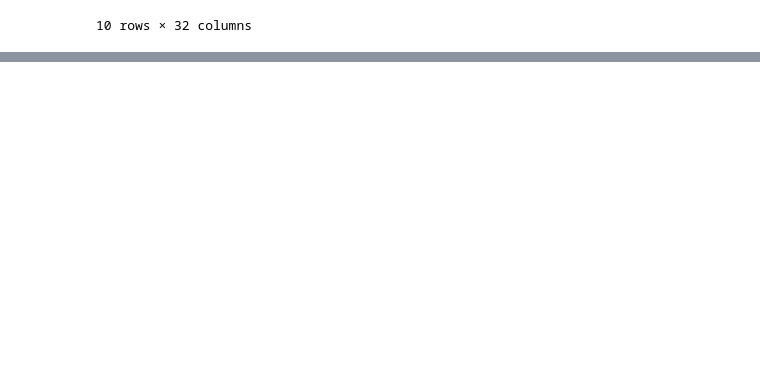
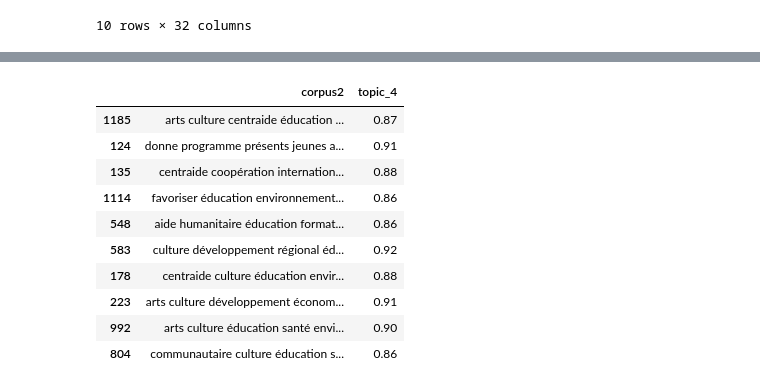
Before and after one commit to carlosfg97/Kurling4Kids, a Jupyter notebook: PDF Extract/dataCleaningPDFextract.ipynb, the cells around one changed output, grey strips where cells are left out. Cells and saved outputs as stored; diff of their text form; code cells hidden in the pictures; blank space fills up the shorter version.

```diff
--- a/PDF Extract/dataCleaningPDFextract.ipynb
+++ b/PDF Extract/dataCleaningPDFextract.ipynb
@@ -243,0 +302,15 @@ dfFoundations.sample(10)
+# %%
+no_features = 100
+
+# LDA can only use raw term counts for LDA because it is a probabilistic graphical model
+tf_vectorizer = CountVectorizer(max_features=no_features)
+tf = tf_vectorizer.fit_transform(new_sents)
+tf_feature_names = tf_vectorizer.get_feature_names()
+
+no_topics = 6
+
+# Run LDA
+lda = LatentDirichletAllocation(n_components=no_topics, max_iter=30, learning_method='online', random_state=0).fit(tf)
+
+no_top_words = 20
+display_topics(lda, tf_feature_names, no_top_words)
@@ -243,0 +330,25 @@ dfFoundations.sample(10)
+# %%
+df_corpus = pd.concat( [ df_corpus, pd.DataFrame(lda.transform(tf)) ] , axis=1)
+# %%
+df_corpus.columns = ['corpus1', 'corpus2', 'topic_1', 'topic_2', 'topic_3', 'topic_4', 'topic_5', 'topic_6']
+df_corpus.iloc[:, 2:] = df_corpus.iloc[:, 2:].round(2)
+# %%
+
+pd.options.display.max_colwidth = 250
+# %%
+# we explore the high-scoring records in each topic to assess consistency
+
+topic = 'topic_4'
+df_corpus[['corpus2', topic]].drop_duplicates().sort_values(topic, ascending=False).head(30).sample(10)
+# %% [output]
+|  | corpus2 | topic_4 |
+| 1185 | arts culture centraide éducation ... | 0.87 |
+| 124 | donne programme présents jeunes a... | 0.91 |
+| 135 | centraide coopération internation... | 0.88 |
+| 1114 | favoriser éducation environnement... | 0.86 |
+| 548 | aide humanitaire éducation format... | 0.86 |
+| 583 | culture développement régional éd... | 0.92 |
+| 178 | centraide culture éducation envir... | 0.88 |
+| 223 | arts culture développement économ... | 0.91 |
+| 992 | arts culture éducation santé envi... | 0.90 |
+| 804 | communautaire culture éducation s... | 0.86 |
```
Also changed, not shown: parts of 41 cells of this notebook, 10 other files.
